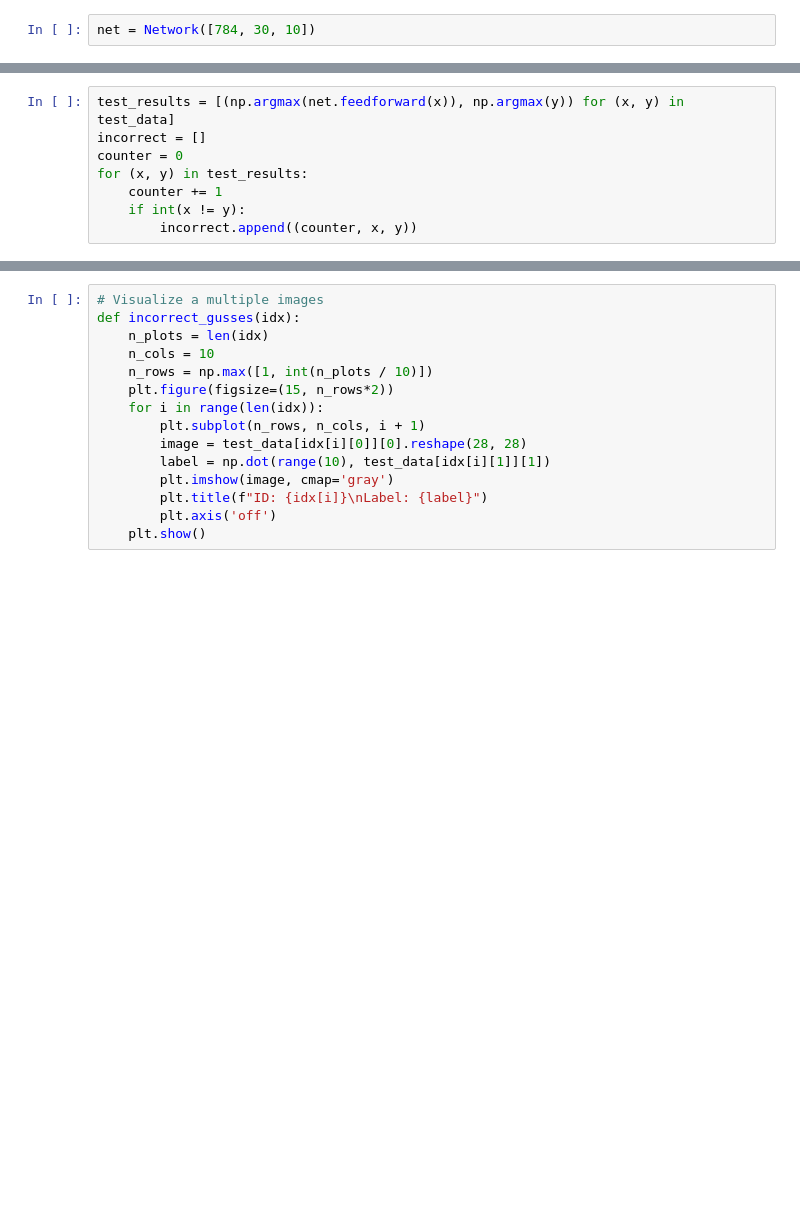
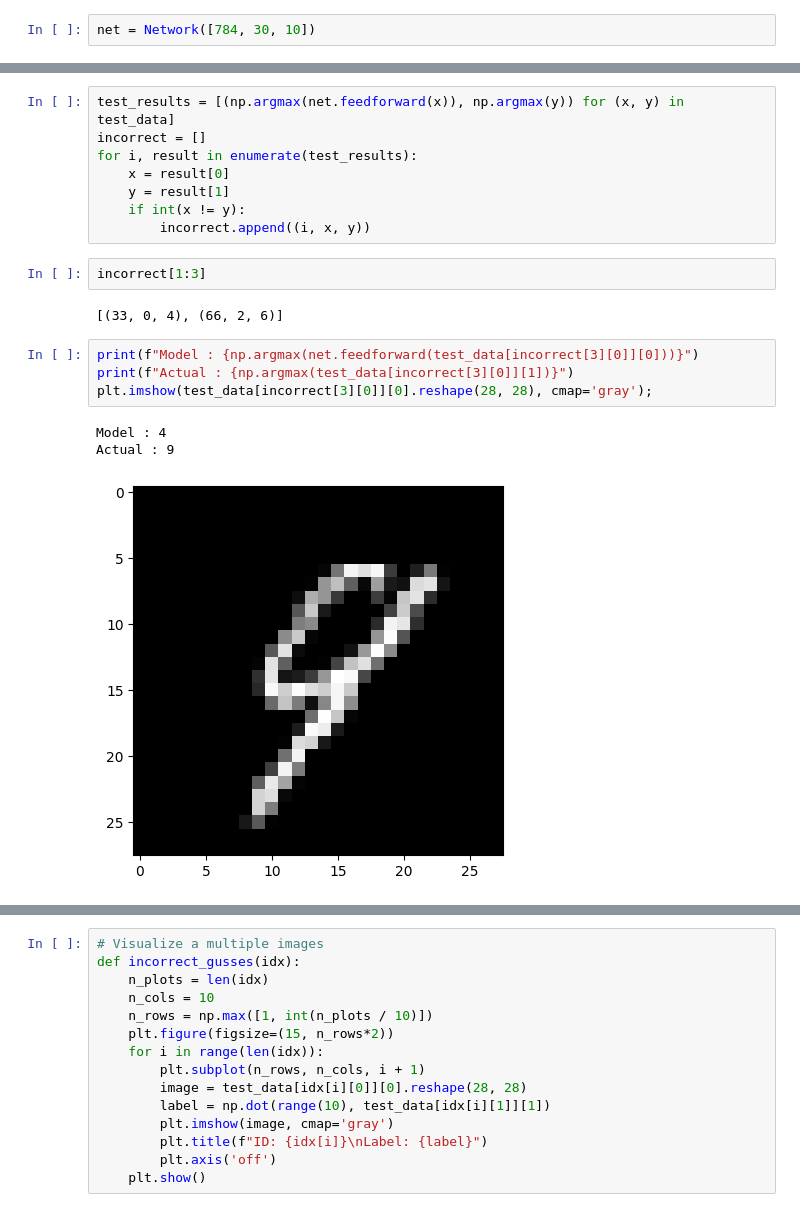
Before and after one commit to DohByDohX/MLStuff, a Jupyter notebook: ANN_Practice/4.MNIST_Classifier.ipynb, the cells around one changed output, grey strips where cells are left out. Cells and saved outputs as stored; diff of their text form; blank space fills up the shorter version.

Commit message:
Created show_incorrect function

```diff
--- a/ANN_Practice/4.MNIST_Classifier.ipynb
+++ b/ANN_Practice/4.MNIST_Classifier.ipynb
@@ -268,8 +266,20 @@ array([[0. , 0. , 0. , 0. , 0. , 0. , 0. , 0. , 0. , 0. , 0. , 0. , 0. , 0. , 0.
 # %%
 test_results = [(np.argmax(net.feedforward(x)), np.argmax(y)) for (x, y) in test_data]
 incorrect = []
-counter = 0
-for (x, y) in test_results:
-    counter += 1
+for i, result in enumerate(test_results):
+    x = result[0]
+    y = result[1]
     if int(x != y):
-        incorrect.append((counter, x, y))
+        incorrect.append((i, x, y))
+# %%
+incorrect[1:3]
+# %% [output]
+[(33, 0, 4), (66, 2, 6)]
+# %%
+print(f"Model : {np.argmax(net.feedforward(test_data[incorrect[3][0]][0]))}")
+print(f"Actual : {np.argmax(test_data[incorrect[3][0]][1])}")
+plt.imshow(test_data[incorrect[3][0]][0].reshape(28, 28), cmap='gray');
+# %% [output]
+Model : 4
+Actual : 9
+[figure, added]
```
Also changed, not shown: parts of 13 cells of this notebook.
